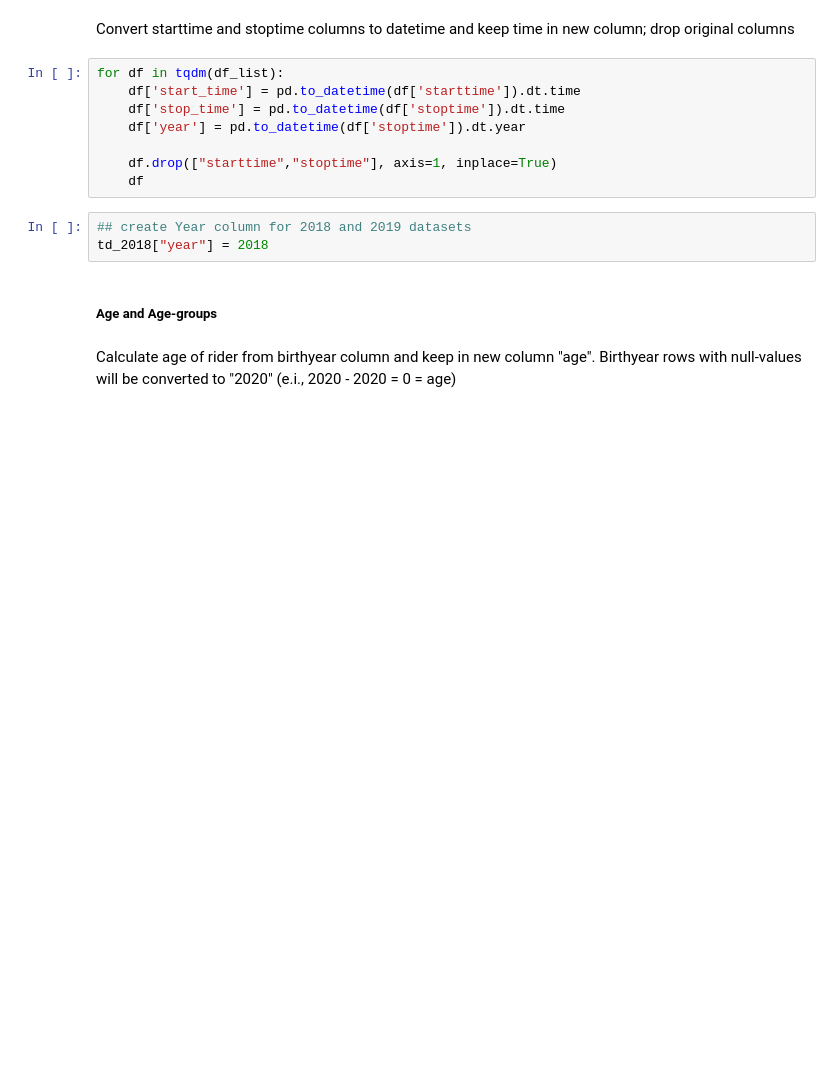
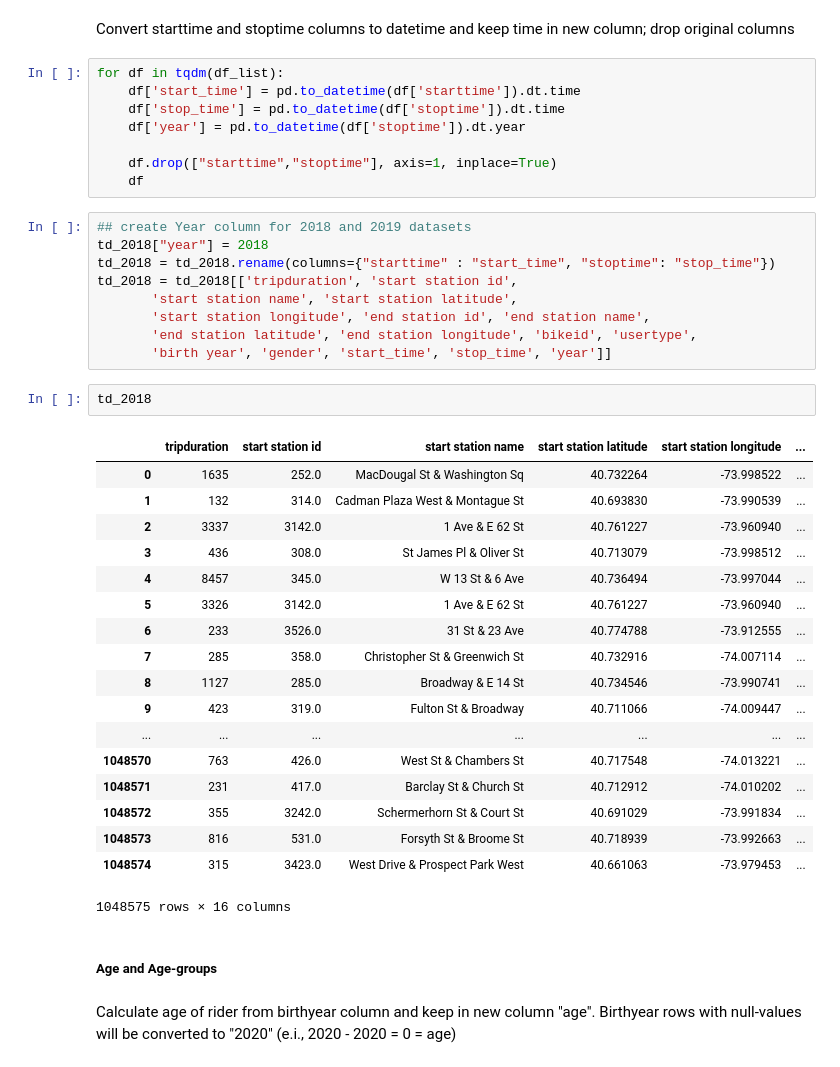
Before and after one commit to abrahambenaim/Final-Project, a Jupyter notebook: citibike_ETL.ipynb, the cells around one changed output. Cells and saved outputs as stored; diff of their text form; blank space fills up the shorter version.

```diff
--- a/citibike_ETL.ipynb
+++ b/citibike_ETL.ipynb
@@ -81,9 +81,36 @@ for df in tqdm(df_list):
 
     df.drop(["starttime","stoptime"], axis=1, inplace=True)
     df
-# %%
-## create Year column for 2018 and 2019 datasets
-td_2018["year"] = 2018
+# %%
+## create Year column for 2018 and 2019 datasets
+td_2018["year"] = 2018
+td_2018 = td_2018.rename(columns={"starttime" : "start_time", "stoptime": "stop_time"})
+td_2018 = td_2018[['tripduration', 'start station id',
+       'start station name', 'start station latitude',
+       'start station longitude', 'end station id', 'end station name',
+       'end station latitude', 'end station longitude', 'bikeid', 'usertype',
+       'birth year', 'gender', 'start_time', 'stop_time', 'year']]
+# %%
+td_2018
+# %% [output]
+|  | tripduration | start station id | start station name | start station latitude | start station longitude | ... |
+| 0 | 1635 | 252.0 | MacDougal St & Washington Sq | 40.732264 | -73.998522 | ... |
+| 1 | 132 | 314.0 | Cadman Plaza West & Montague St | 40.693830 | -73.990539 | ... |
+| 2 | 3337 | 3142.0 | 1 Ave & E 62 St | 40.761227 | -73.960940 | ... |
+| 3 | 436 | 308.0 | St James Pl & Oliver St | 40.713079 | -73.998512 | ... |
+| 4 | 8457 | 345.0 | W 13 St & 6 Ave | 40.736494 | -73.997044 | ... |
+| 5 | 3326 | 3142.0 | 1 Ave & E 62 St | 40.761227 | -73.960940 | ... |
+| 6 | 233 | 3526.0 | 31 St & 23 Ave | 40.774788 | -73.912555 | ... |
+| 7 | 285 | 358.0 | Christopher St & Greenwich St | 40.732916 | -74.007114 | ... |
+| 8 | 1127 | 285.0 | Broadway & E 14 St | 40.734546 | -73.990741 | ... |
+| 9 | 423 | 319.0 | Fulton St & Broadway | 40.711066 | -74.009447 | ... |
+| ... | ... | ... | ... | ... | ... | ... |
+| 1048570 | 763 | 426.0 | West St & Chambers St | 40.717548 | -74.013221 | ... |
+| 1048571 | 231 | 417.0 | Barclay St & Church St | 40.712912 | -74.010202 | ... |
+| 1048572 | 355 | 3242.0 | Schermerhorn St & Court St | 40.691029 | -73.991834 | ... |
+| 1048573 | 816 | 531.0 | Forsyth St & Broome St | 40.718939 | -73.992663 | ... |
+| 1048574 | 315 | 3423.0 | West Drive & Prospect Park West | 40.661063 | -73.979453 | ... |
+1048575 rows × 16 columns
 # %% [markdown]
 ##### Age and Age-groups
 # %% [markdown]
```
Also changed, not shown: parts of 69 cells of this notebook.
